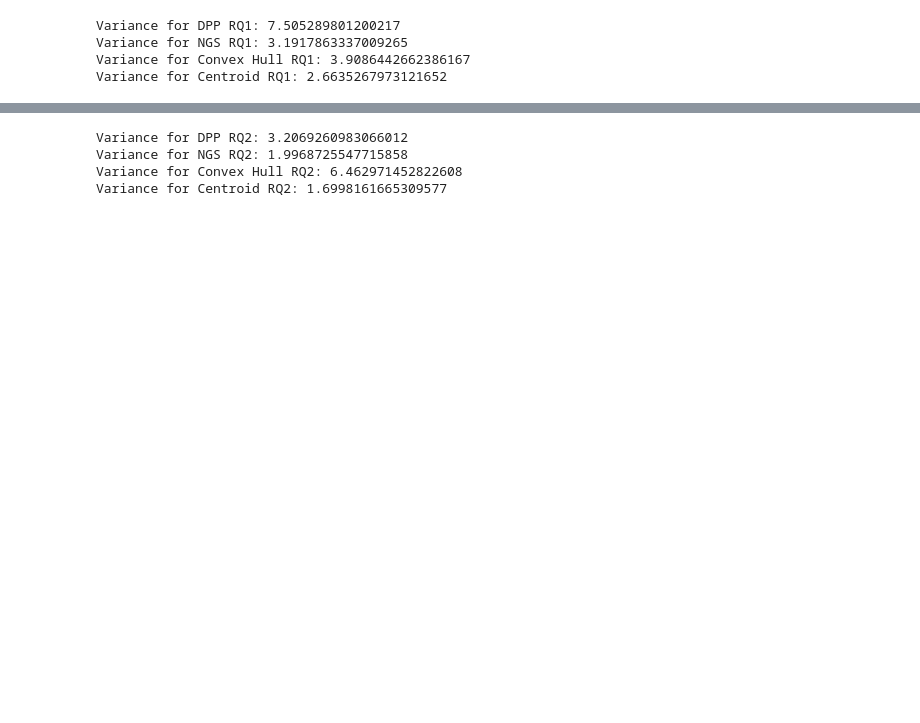
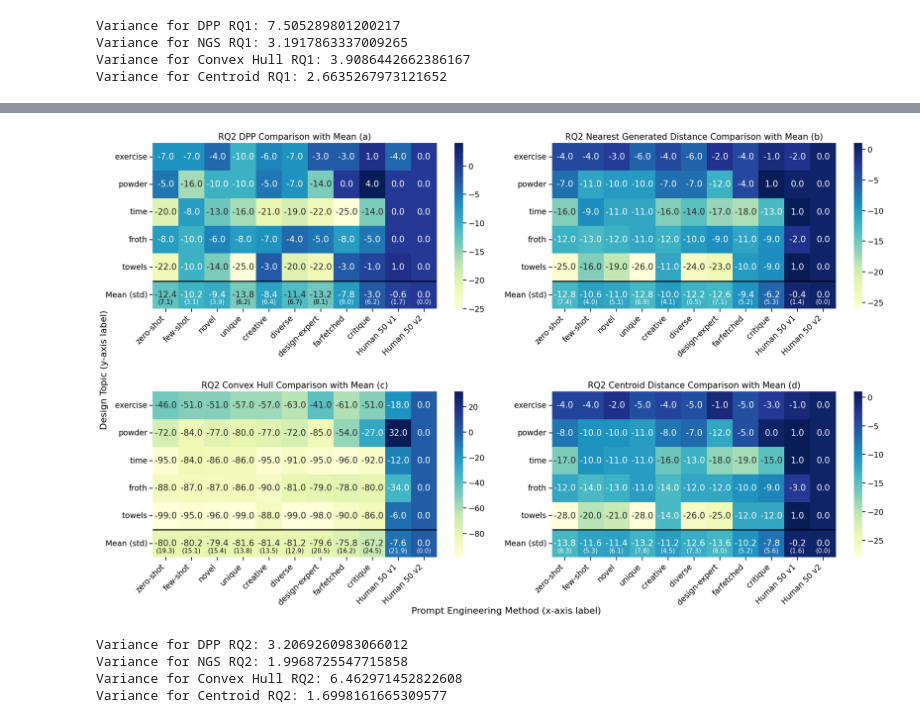
Before and after one commit to kevinma1515/Concept_Generation, a Jupyter notebook: heatmap_results.ipynb, the cells around one changed output, grey strips where cells are left out. Saved outputs shown, nothing was run; the diff lists cells and outputs as text; code cells hidden in the pictures; blank space fills up the shorter version.

```diff
--- a/heatmap_results.ipynb
+++ b/heatmap_results.ipynb
@@ -310,3 +270,63 @@ plt.show()
+# %%
+sns.set_context("notebook", font_scale=1.25)
+
+
+# Create a figure with three subplots
+fig, ((ax1, ax2), (ax3, ax4)) = plt.subplots(2, 2, figsize=(20, 12))  # Adjust the size as needed
+
+
+# First heatmap on the first subplot
+sns.heatmap(data_with_mean1, annot=True, fmt=".1f", yticklabels=y_labels_with_mean, xticklabels=x_labels, cmap="YlGnBu", ax=ax1)
+ax1.set_xticklabels(ax1.get_xticklabels(), rotation=45, ha='right')
+ax1.set_title('RQ2 DPP Comparison with Mean (a)')
+ax1.hlines(len(data1), *ax1.get_xlim(), color="black", linewidth=2)
+
+# Second heatmap on the second subplot
+sns.heatmap(data_with_mean2, annot=True, fmt=".1f", yticklabels=y_labels_with_mean, xticklabels=x_labels, cmap="YlGnBu", ax=ax2)
+ax2.set_xticklabels(ax2.get_xticklabels(), rotation=45, ha='right')
+ax2.set_title('RQ2 Nearest Generated Distance Comparison with Mean (b)')
+ax2.hlines(len(data2), *ax2.get_xlim(), color="black", linewidth=2)
+
+# Third heatmap on the third subplot
+sns.heatmap(data_with_mean3, annot=True, fmt=".1f", yticklabels=y_labels_with_mean, xticklabels=x_labels, cmap="YlGnBu", ax=ax3)
+ax3.set_xticklabels(ax3.get_xticklabels(), rotation=45, ha='right')
+ax3.set_title('RQ2 Convex Hull Comparison with Mean (c)')
+ax3.hlines(len(data3), *ax3.get_xlim(), color="black", linewidth=2)
+
+# Fourth heatmap on the fourth subplot
+sns.heatmap(data_with_mean4, annot=True, fmt=".1f", yticklabels=y_labels_with_mean, xticklabels=x_labels, cmap="YlGnBu", ax=ax4)
+ax4.set_xticklabels(ax4.get_xticklabels(), rotation=45, ha='right')
+ax4.set_title('RQ2 Centroid Distance Comparison with Mean (d)')
+ax4.hlines(len(data4), *ax4.get_xlim(), color="black", linewidth=2)
+
+plt.tight_layout()
+plt.subplots_adjust(hspace=0.5)
+fig.text(0.5, 0.01, 'Prompt Engineering Method (x-axis label)', ha='center', va='center', fontsize=16)
+fig.text(0.01, 0.5, 'Design Topic (y-axis label)', ha='center', va='center', rotation='vertical', fontsize=16)
+# Custom annotations for the last row
+custom_colors = ['black', 'white', 'white', 'black', 'white', 'black', 'black', 'white', 'white', 'white', 'white']
+custom_annotations = ['\n\n(7.1)', '\n\n(3.1)', '\n\n(3.9)', '\n\n(6.2)', '\n\n(6.4)', '\n\n(6.7)', '\n\n(8.1)', '\n\n(9.0)', '\n\n(6.2)', '\n\n(1.7)', '\n\n(0.0)']
+for i, annotation in enumerate(custom_annotations):
+    ax1.text(i + 0.5, len(data_with_mean1) - 0.5, annotation, ha='center', va='center', color = custom_colors[i], fontsize = 11)
+
+custom_colors = ['white', 'white', 'white', 'white', 'white', 'white', 'white', 'white', 'white', 'white', 'white']
+custom_annotations = ['\n\n(7.4)', '\n\n(4.0)', '\n\n(5.1)', '\n\n(6.9)', '\n\n(4.1)', '\n\n(6.5)', '\n\n(7.1)', '\n\n(5.2)', '\n\n(5.3)', '\n\n(1.4)', '\n\n(0.0)']
+for i, annotation in enumerate(custom_annotations):
+    ax2.text(i + 0.5, len(data_with_mean2) - 0.5, annotation, ha='center', va='center', color = custom_colors[i], fontsize = 11)
+
+custom_colors = ['black', 'black', 'black', 'black', 'black', 'black', 'black', 'black', 'black', 'white', 'white']
+custom_annotations = ['\n\n(19.3)', '\n\n(15.1)', '\n\n(15.4)', '\n\n(13.8)', '\n\n(13.5)', '\n\n(12.9)', '\n\n(20.5)', '\n\n(16.2)', '\n\n(24.5)', '\n\n(21.9)', '\n\n(0.0)']
+for i, annotation in enumerate(custom_annotations):
+    ax3.text(i + 0.5, len(data_with_mean3) - 0.5, annotation, ha='center', va='center', color = custom_colors[i], fontsize = 11)
+
+custom_colors = ['white', 'white', 'white', 'white', 'white', 'white', 'white', 'white', 'white', 'white', 'white']
+custom_annotations = ['\n\n(8.3)', '\n\n(5.3)', '\n\n(6.1)', '\n\n(7.8)', '\n\n(4.5)', '\n\n(7.3)', '\n\n(8.0)', '\n\n(5.2)', '\n\n(5.6)', '\n\n(1.6)', '\n\n(0.0)']
+for i, annotation in enumerate(custom_annotations):
+    ax4.text(i + 0.5, len(data_with_mean4) - 0.5, annotation, ha='center', va='center', color = custom_colors[i], fontsize = 11)
+
+plt.show()
+# %% [output]
+[figure, added]
 # %%
 # Variance calculation for means
 # DPP
```
Also changed, not shown: parts of 3 cells of this notebook, 1 other file.
